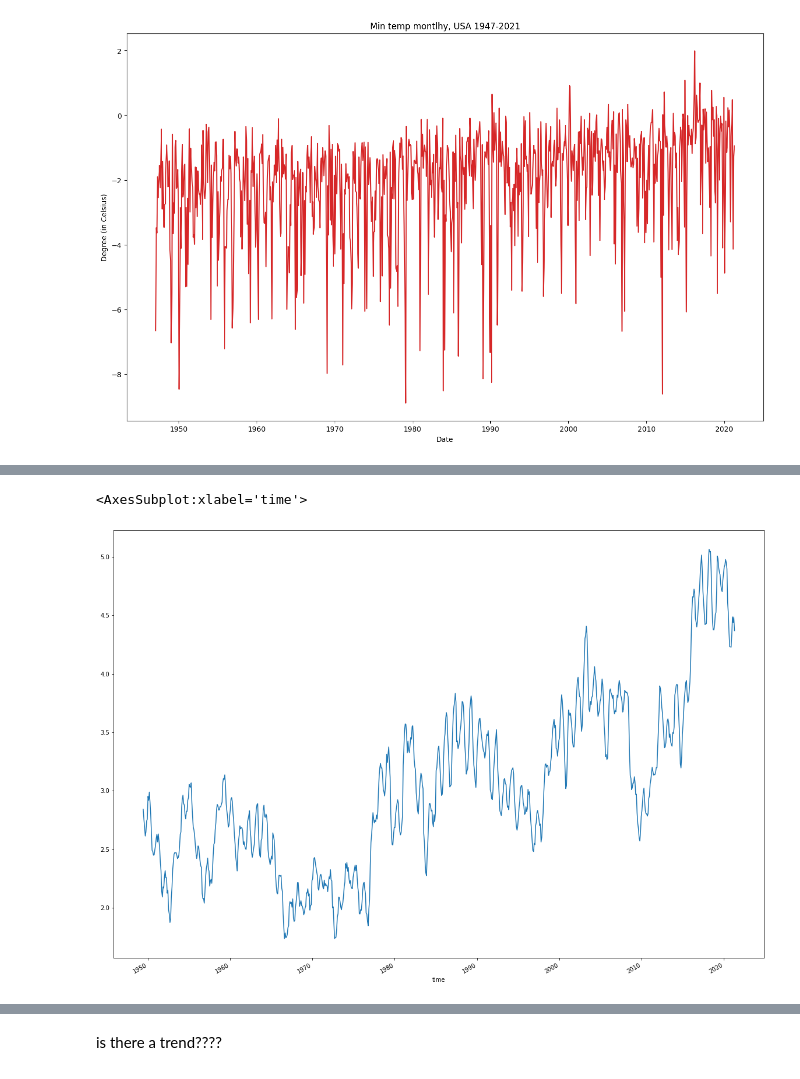
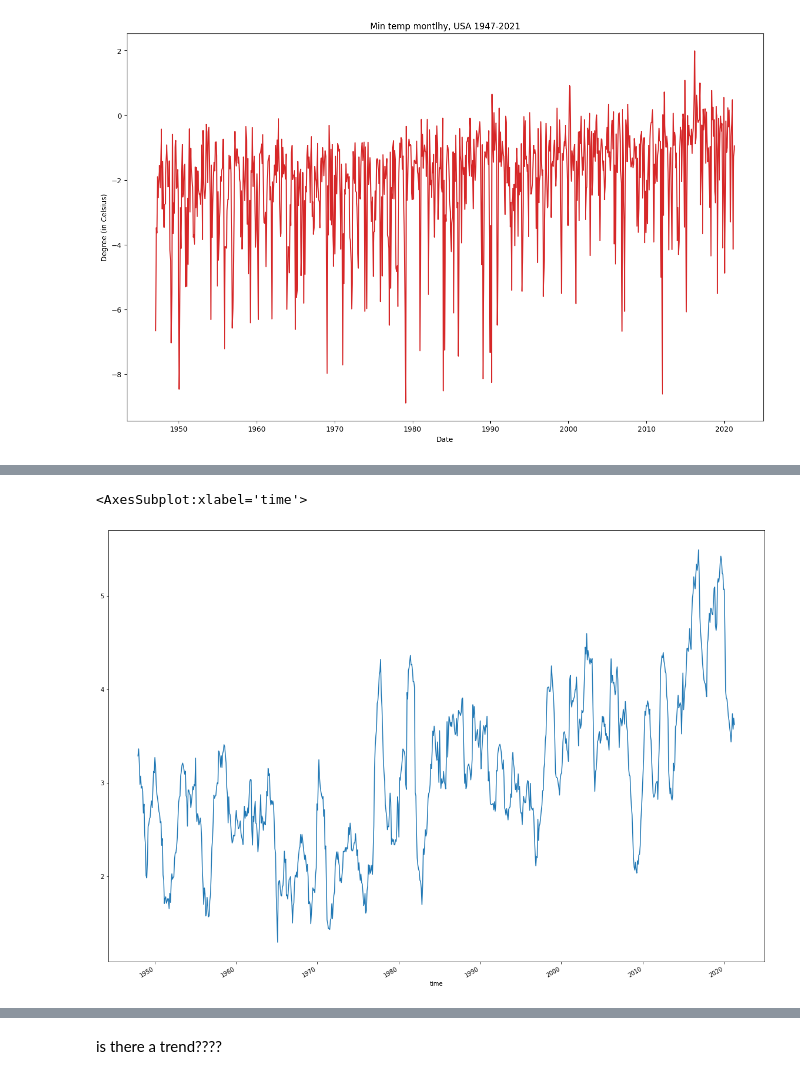
Before and after one commit to rubenkerkhofs/modern-data-analytics, a Jupyter notebook: Mitja Code/Code Final.ipynb, the cells around one changed output, grey strips where cells are left out. Saved outputs shown, nothing was run; the diff lists cells and outputs as text; code cells hidden in the pictures.

```diff
--- a/Mitja Code/Code Final.ipynb
+++ b/Mitja Code/Code Final.ipynb
@@ -594,10 +308,9 @@ plt.show()
 # %%
-
-# Apply the Moving Average function by a subset of size 30 months to timeMax.
-temp_df_mean = df2.timeMax.rolling(window=30).mean()
+# Apply the Moving Average function by a subset of size 12 months to timeMax.
+temp_df_mean = df2.timeMax.rolling(window=12).mean()
 temp_df_mean.plot(figsize=(20,15))
 # %% [output]
 <AxesSubplot:xlabel='time'>
-[figure, old version]
+[figure, new version]
 # %%
 
```
Also changed, not shown: parts of 73 cells of this notebook.
